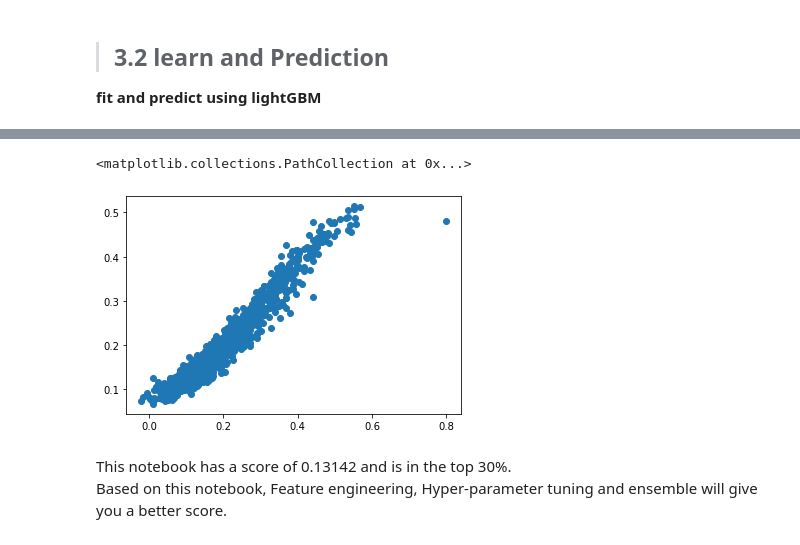
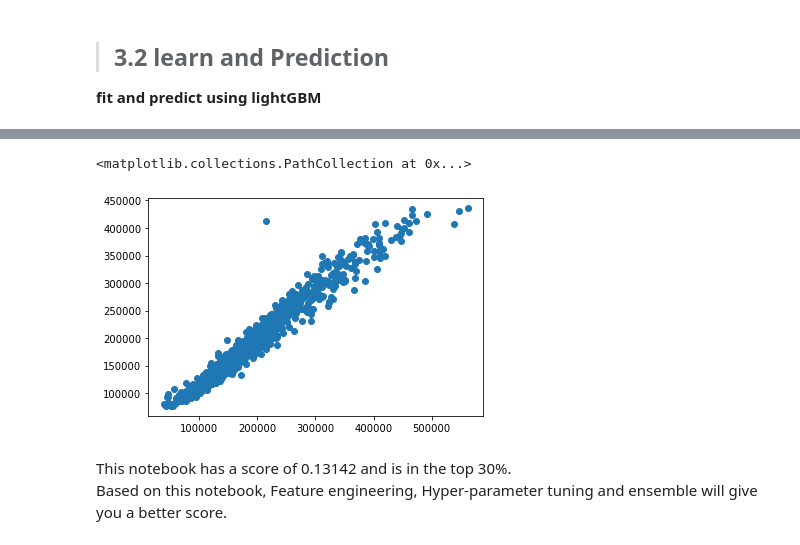
Before and after one commit to saeedsaberi/Datachallenge, a Jupyter notebook: house/house-prices-simple-and-easy-3-steps-to-submit.ipynb, the cells around one changed output, grey strips where cells are left out. Saved outputs shown, nothing was run; the diff lists cells and outputs as text; code cells hidden in the pictures.

```diff
--- a/house/house-prices-simple-and-easy-3-steps-to-submit.ipynb
+++ b/house/house-prices-simple-and-easy-3-steps-to-submit.ipynb
@@ -360,23 +382,23 @@ elastic_net = ElasticNet()
 
 # find optimal alpha with grid search
 alpha = [0.001, 0.01, 0.1, 1, 10, 100, 1000]
-l1_ratio = [0,0.01, 0.1, 0.2, 0.3, 0.4, 0.5, 0.6, 0.7, 0.8, 0.9, 1]
+l1_ratio = [0, 0.001,0.01, 0.1, 0.2, 0.3, 0.4, 0.5, 0.6, 0.7, 0.8, 0.9, 1]
 param_grid = dict(alpha=alpha, l1_ratio=l1_ratio)
 
 # Instantiate the grid search model
-glm = GridSearchCV(estimator = elastic_net,
+model_glm = GridSearchCV(estimator = elastic_net,
                    param_grid = param_grid,
                     cv = 5, n_jobs = -1, verbose = 2)
 
 
-glm.fit(X_train, y_train)
+model_glm.fit(X_train, y_train)
 
 print('-----')
-print(f'Best parameters {glm.best_params_}')
+print(f'Best parameters {model_glm.best_params_}')
 print(
     f'Mean cross-validated accuracy score of the best_estimator: ' + \
-    f'{glm.best_score_:.3f}'
+    f'{model_glm.best_score_:.3f}'
 )
-print(glm.get_params())
+print(model_glm.get_params())
 print('-----')
 # %% [output]
@@ -396,29 +419,29 @@ from xgboost.sklearn import XGBRegressor
 xgb1 = XGBRegressor()
 parameters = {
               'objective':['reg:linear'],
-              'learning_rate': [.03, 0.05, .07], #so called `eta` value
-              'max_depth': [5, 6, 7],
+              'learning_rate': [.01,.03, 0.05, .07], #so called `eta` value
+              'max_depth': [3,4,5, 6, 7],
               'min_child_weight': [4],
               'silent': [1],
               'subsample': [0.7],
               'colsample_bytree': [0.7],
               'n_estimators': [500]}
 
-xgb = GridSearchCV(xgb1,
+model_xgb = GridSearchCV(xgb1,
                         parameters,
                         cv = 5,
                         n_jobs = -1,
                         verbose=True)
 
 
-xgb.fit(X_train, y_train)
+model_xgb.fit(X_train, y_train)
 
 print('-----')
-print(f'Best parameters {xgb.best_params_}')
+print(f'Best parameters {model_xgb.best_params_}')
 print(
     f'Mean cross-validated accuracy score of the best_estimator: ' + \
-    f'{xgb.best_score_:.3f}'
+    f'{model_xgb.best_score_:.3f}'
 )
-print(xgb.get_params())
+print(model_xgb.get_params())
 print('-----')
 # %% [output]
@@ -451,7 +526,7 @@ def create_submission(model, X_test, test_house_id, model_name):
     submission = pd.DataFrame(
         {
             'houseID': test_house_id,
-            'Survived': y_pred_test,
+            'Predicted_price': y_pred_test,
         }
     )
     print(model_name)
@@ -484,0 +536,6 @@ glm
+# %%
+# convert logarithms into exponent
+
+pred_glm = create_submission(model_glm, test[X_train.columns], test.index.values, 'glm')
+pred_xgboost = create_submission(model_xgb, test[X_train.columns], test.index.values, 'xgboost')
+pred_rf = create_submission(model_rf, test[X_train.columns], test.index.values, 'rf')
@@ -485,7 +560,7 @@ glm
 # %%
-plt.scatter(pred2.Survived.values,pred1.Survived.values)
+plt.scatter(pred_xgboost.Predicted_price.values,pred_rf.Predicted_price.values)
 # %% [output]
 <matplotlib.collections.PathCollection at 0x...>
-[figure, old version]
+[figure, new version]
 # %% [markdown]
 This notebook has a score of 0.13142 and is in the top 30%.<br>Based on this notebook, Feature engineering, Hyper-parameter tuning and ensemble will give you a better score.
```
Also changed, not shown: parts of 31 cells of this notebook.
